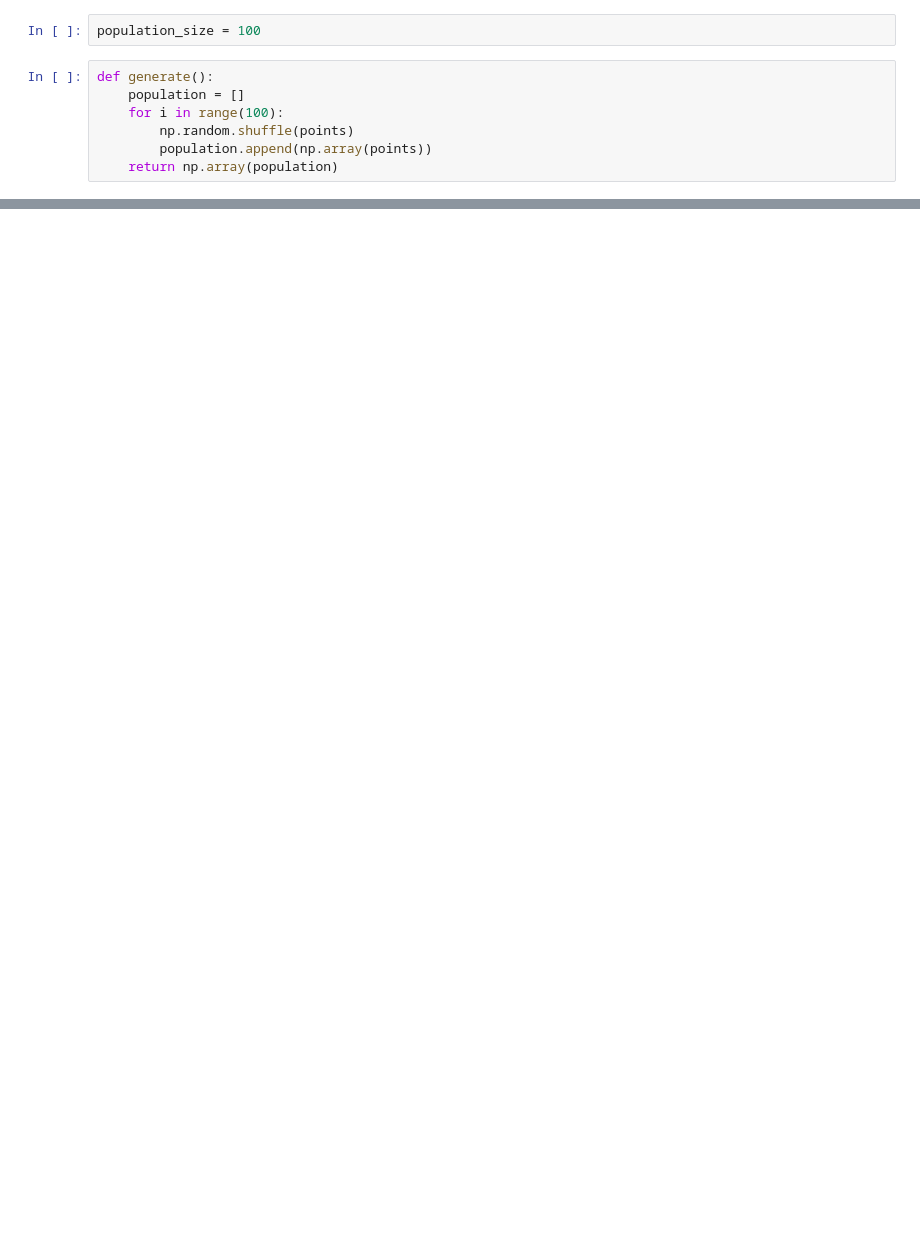
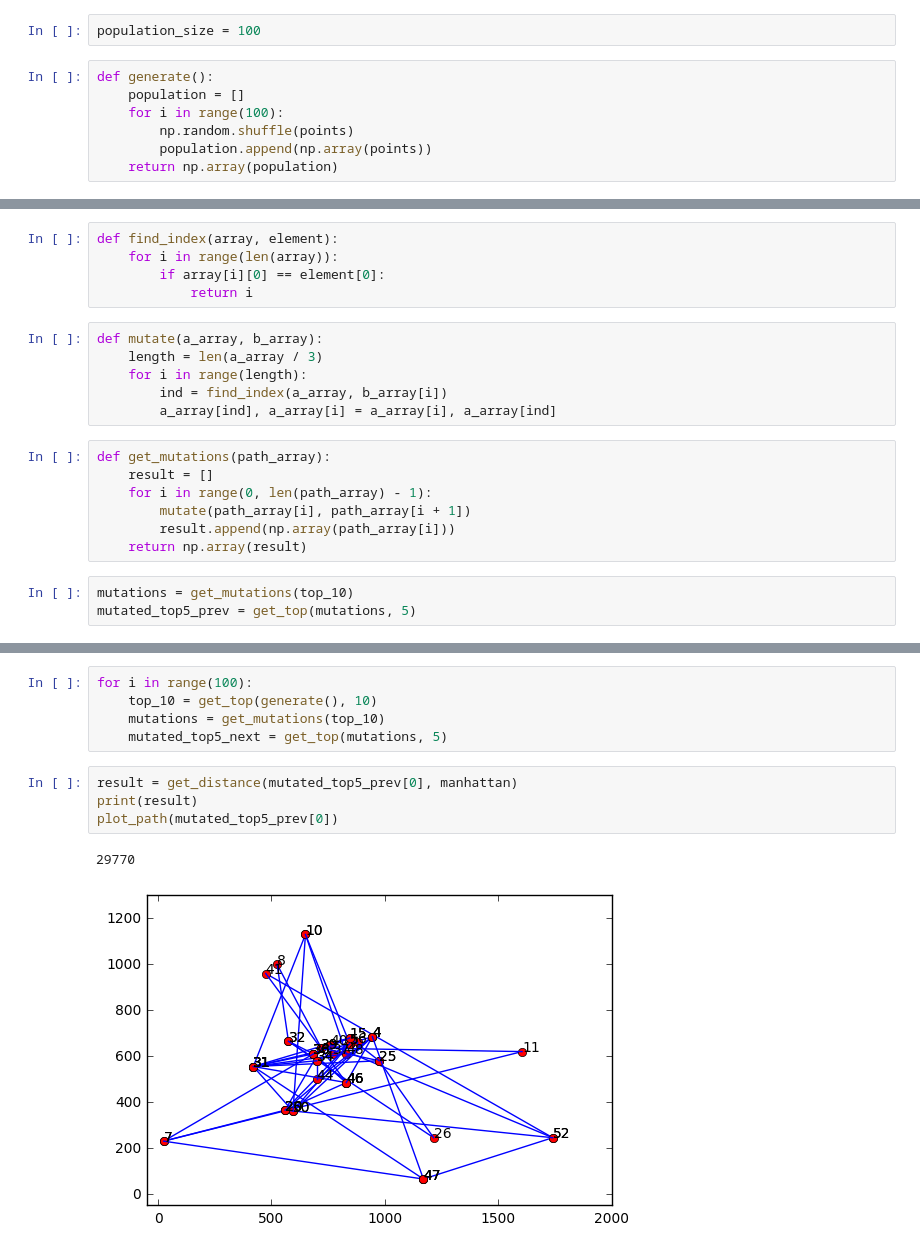
Before and after one commit to AirVan21/Machine-Learning, a Jupyter notebook: Python/projects/LocalSearch/src/LocalSearch.ipynb, the cells around one changed output, grey strips where cells are left out. Drawn from its saved outputs; the diff is of its cells as text; blank space fills up the shorter version.

```diff
--- a/Python/projects/LocalSearch/src/LocalSearch.ipynb
+++ b/Python/projects/LocalSearch/src/LocalSearch.ipynb
@@ -316,0 +317,21 @@ top_10 = get_top(generate())
+# %%
+def find_index(array, element):
+    for i in range(len(array)):
+        if array[i][0] == element[0]:
+            return i
+# %%
+def mutate(a_array, b_array):
+    length = len(a_array / 3)
+    for i in range(length):
+        ind = find_index(a_array, b_array[i])
+        a_array[ind], a_array[i] = a_array[i], a_array[ind]
+# %%
+def get_mutations(path_array):
+    result = []
+    for i in range(0, len(path_array) - 1):
+        mutate(path_array[i], path_array[i + 1])
+        result.append(np.array(path_array[i]))
+    return np.array(result)
+# %%
+mutations = get_mutations(top_10)
+mutated_top5_prev = get_top(mutations, 5)
@@ -316,0 +347,12 @@ top_10 = get_top(generate())
+# %%
+for i in range(100):
+    top_10 = get_top(generate(), 10)
+    mutations = get_mutations(top_10)
+    mutated_top5_next = get_top(mutations, 5)
+# %%
+result = get_distance(mutated_top5_prev[0], manhattan)
+print(result)
+plot_path(mutated_top5_prev[0])
+# %% [output]
+29770
+[figure, added]
```
Also changed, not shown: parts of 5 cells of this notebook.
